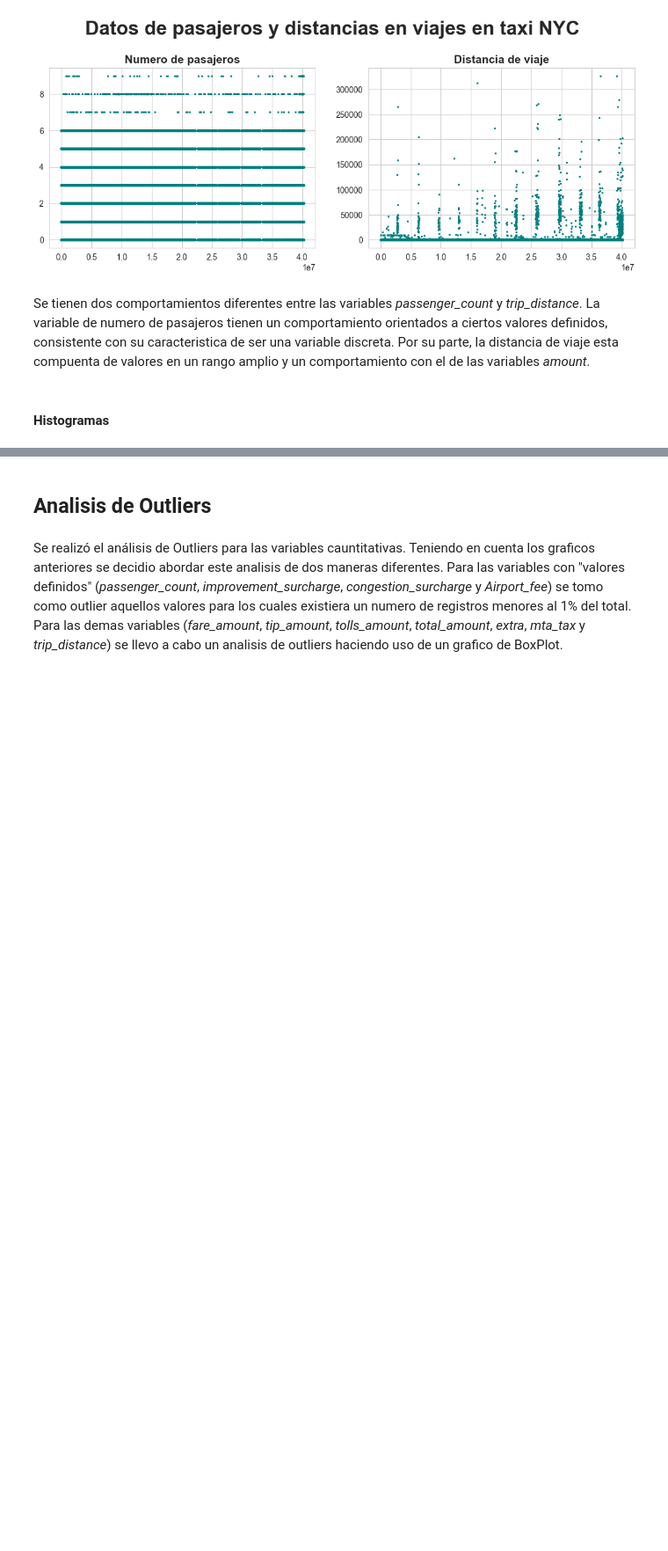
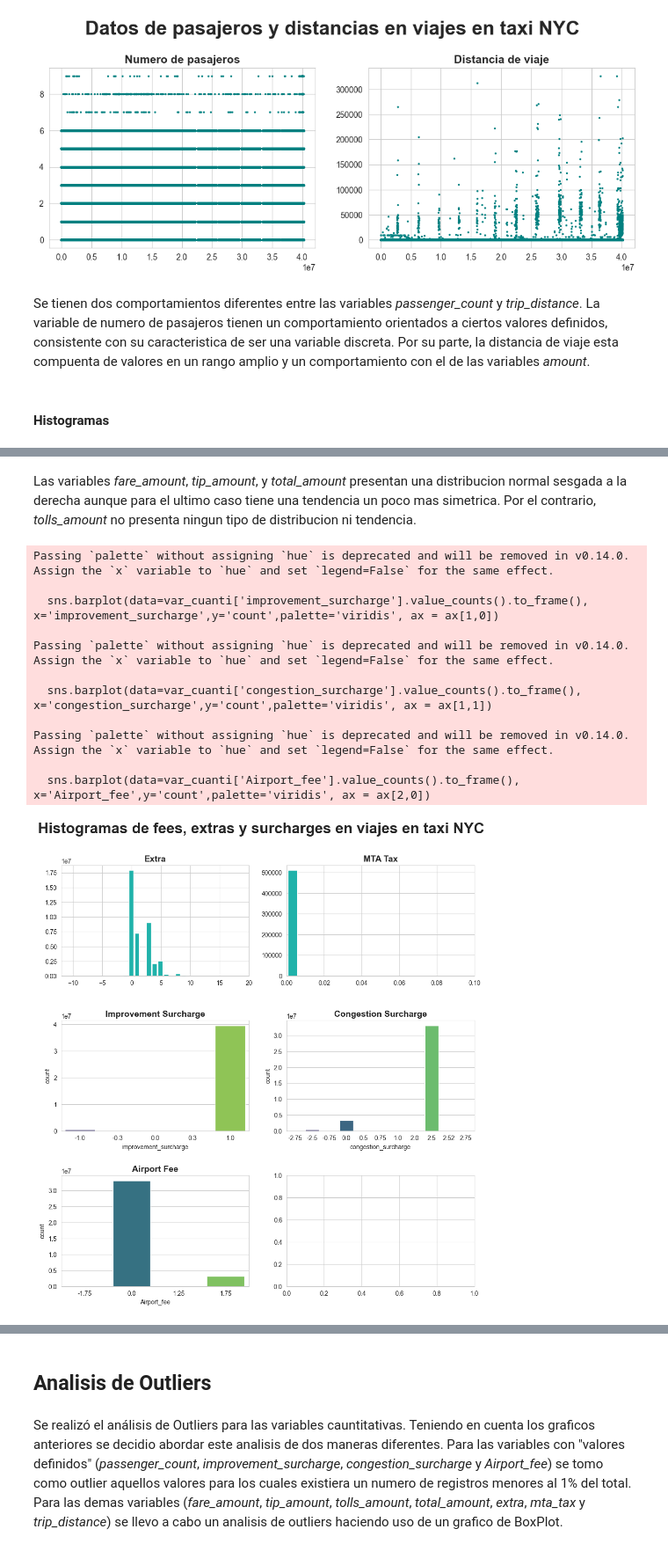
Before and after one commit to Rizo12G/Proyecto_final_henry, a Jupyter notebook: EDA/EDA_taxis.ipynb, the cells around one changed output, grey strips where cells are left out. Shown at 88% size. Cells and saved outputs as stored; diff of their text form; code cells hidden in the pictures; blank space fills up the shorter version.

```diff
--- a/EDA/EDA_taxis.ipynb
+++ b/EDA/EDA_taxis.ipynb
@@ -458,0 +510,40 @@ Se tienen dos comportamientos diferentes entre las variables *passenger_count* y
+# %% [markdown]
+Las variables *fare_amount*, *tip_amount*, y *total_amount* presentan una distribucion normal sesgada a la derecha aunque para el ultimo caso tiene una tendencia un poco mas simetrica. Por el contrario, *tolls_amount* no presenta ningun tipo de distribucion ni tendencia.
+# %%
+sns.set_style("whitegrid")
+
+fig, ax = plt.subplots(3,2, figsize = (12,12))
+fig.suptitle("Histogramas de fees, extras y surcharges en viajes en taxi NYC",fontsize=24, fontweight='bold')
+plt.subplots_adjust(top=0.9,hspace=0.4)
+
+ax[0,0].hist(var_cuanti[(var_cuanti['extra']>-12)&(var_cuanti['extra']<20)]['extra'], bins=25, rwidth=0.8, color='lightseagreen')
+ax[0,0].set_xlim(-12,20)
+ax[0,0].set_title('Extra',fontsize=14, fontweight='bold')
+
+ax[0,1].hist(var_cuanti[(var_cuanti['mta_tax']>-0.01)&(var_cuanti['mta_tax']<0.5)]['mta_tax'], bins=25, rwidth=0.8, color='lightseagreen')
+ax[0,1].set_xlim(0,0.1)
+ax[0,1].set_title('MTA Tax',fontsize=14, fontweight='bold')
+
+sns.barplot(data=var_cuanti['improvement_surcharge'].value_counts().to_frame(), x='improvement_surcharge',y='count',palette='viridis', ax = ax[1,0])
+ax[1,0].set_title('Improvement Surcharge',fontsize=14, fontweight='bold')
+
+sns.barplot(data=var_cuanti['congestion_surcharge'].value_counts().to_frame(), x='congestion_surcharge',y='count',palette='viridis', ax = ax[1,1])
+ax[1,1].set_title('Congestion Surcharge',fontsize=14, fontweight='bold')
+
+sns.barplot(data=var_cuanti['Airport_fee'].value_counts().to_frame(), x='Airport_fee',y='count',palette='viridis', ax = ax[2,0])
+ax[2,0].set_title('Airport Fee',fontsize=14, fontweight='bold')
+
+plt.show()
+# %% [output]
+Passing `palette` without assigning `hue` is deprecated and will be removed in v0.14.0. Assign the `x` variable to `hue` and set `legend=False` for the same effect.
+
+  sns.barplot(data=var_cuanti['improvement_surcharge'].value_counts().to_frame(), x='improvement_surcharge',y='count',palette='viridis', ax = ax[1,0])
+
+Passing `palette` without assigning `hue` is deprecated and will be removed in v0.14.0. Assign the `x` variable to `hue` and set `legend=False` for the same effect.
+
+  sns.barplot(data=var_cuanti['congestion_surcharge'].value_counts().to_frame(), x='congestion_surcharge',y='count',palette='viridis', ax = ax[1,1])
+
+Passing `palette` without assigning `hue` is deprecated and will be removed in v0.14.0. Assign the `x` variable to `hue` and set `legend=False` for the same effect.
+
+  sns.barplot(data=var_cuanti['Airport_fee'].value_counts().to_frame(), x='Airport_fee',y='count',palette='viridis', ax = ax[2,0])
+[figure, added]
```
Also changed, not shown: parts of 20 cells of this notebook, 1 other file.
